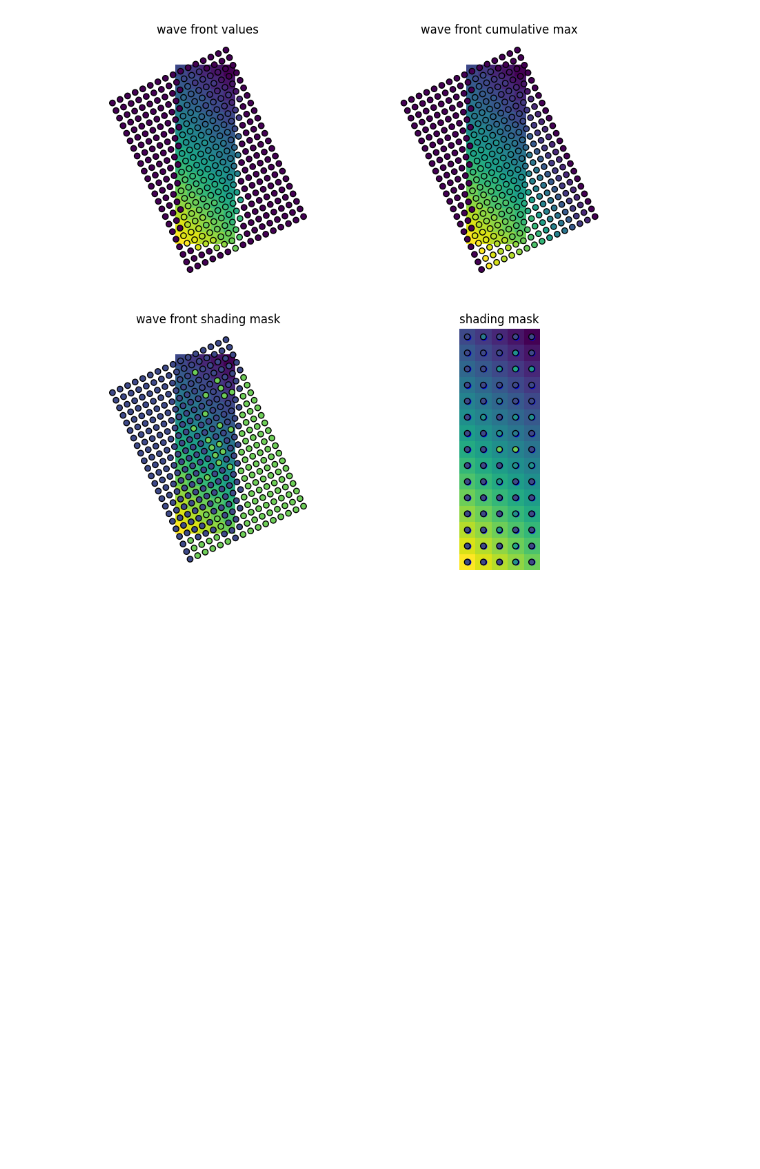
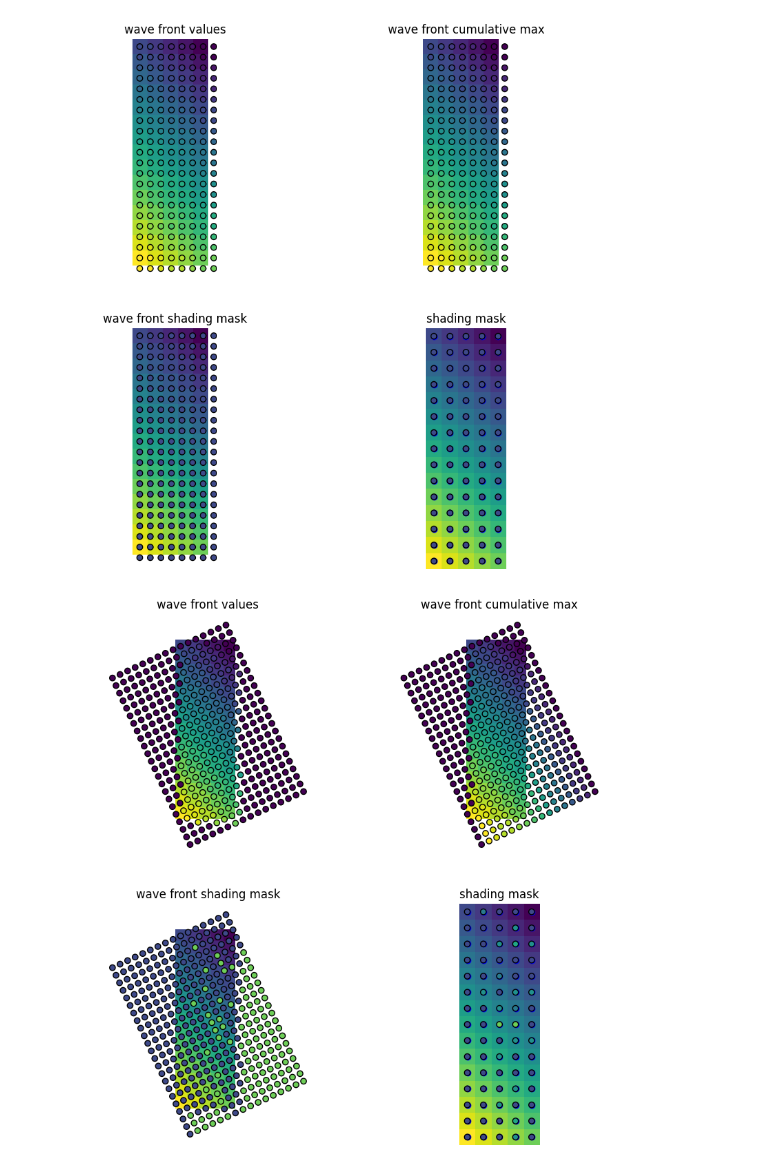
Before and after one commit to dankluskiewicz/insolation_model, a Jupyter notebook: development/wave_front.ipynb, the cells around one changed output. Saved outputs shown, nothing was run; the diff lists cells and outputs as text; code cells hidden in the pictures; blank space fills up the shorter version.

```diff
--- a/development/wave_front.ipynb
+++ b/development/wave_front.ipynb
@@ -56,34 +24,63 @@ shade_mask[*unique_pairs] = mean_mask_on_front
 def plot_indices(I, J, ax, **kwargs):
     return ax.scatter(J + 0.5, -I - 0.5, **kwargs)
 # %%
+dx = 1
+grad_x = -0.1
+grad_y = -0.1
+n_rows = 15
+n_cols = 5
+dem = make_dem_with_gradients(grad_x, grad_y, dx, dx, n_rows, n_cols)
+
 vmin, vmax = dem.arr.min(), dem.arr.max()
 
-Rj, Ri = np.meshgrid(
-    np.linspace(0, n_cols - 1, n_cols), np.linspace(0, n_rows - 1, n_rows)
-)
+for azimuth in [0, 25, 45, 65, 80]:
+    Fi, Fj = _make_wave_front(
+        n_rows, n_cols, azimuth, packet_spacing=0.7, front_spacing=0.7
+    )
 
-fig, axes = plt.subplots(2, 2, figsize=(10, 10))
-axes = axes.flatten()
-for ax in axes:
-    vis.raster(dem, vmin=vmin, vmax=vmax, ax=ax)
-    ax.set_axis_off()
+    Fi_rounded, Fj_rounded, Fvalues, valid_indices_on_front = (
+        _get_array_values_on_front(dem.arr, Fi, Fj)
+    )
+    cummax = np.maximum.accumulate(Fvalues, axis=0)
+    shade_mask_on_front = (Fvalues < cummax).astype(int)
 
-ax = axes[0]
-ax.set_title("wave front values")
-plot_indices(Fi, Fj, ax, c=Fvalues, vmin=vmin, vmax=vmax, edgecolor="k")
+    front_vector_i = Fi_rounded[valid_indices_on_front]
+    front_vector_j = Fj_rounded[valid_indices_on_front]
+    front_vector_mask = shade_mask_on_front[valid_indices_on_front]
 
-ax = axes[1]
-ax.set_title("wave front cumulative max")
-plot_indices(Fi, Fj, ax, c=cummax, vmin=vmin, vmax=vmax, edgecolor="k")
+    unique_pairs, mean_mask_on_front = _mean_over_indices(
+        front_vector_i, front_vector_j, front_vector_mask
+    )
 
-ax = axes[2]
-ax.set_title("wave front shading mask")
-plot_indices(Fi, Fj, ax, c=shade_mask_on_front, vmin=vmin, vmax=vmax, edgecolor="k")
+    shade_mask = np.zeros_like(dem.arr)
+    shade_mask[*unique_pairs] = mean_mask_on_front
+    Rj, Ri = np.meshgrid(
+        np.linspace(0, n_cols - 1, n_cols), np.linspace(0, n_rows - 1, n_rows)
+    )
 
-ax = axes[3]
-ax.set_title("shading mask")
-plot_indices(Ri, Rj, ax, color="blue")
-plot_indices(Ri, Rj, ax, c=shade_mask, vmin=vmin, vmax=vmax, edgecolor="k")
-plt.show()
+    fig, axes = plt.subplots(2, 2, figsize=(10, 10))
+    axes = axes.flatten()
+    for ax in axes:
+        vis.raster(dem, vmin=vmin, vmax=vmax, ax=ax)
+        ax.set_axis_off()
+
+    ax = axes[0]
+    ax.set_title("wave front values")
+    plot_indices(Fi, Fj, ax, c=Fvalues, vmin=vmin, vmax=vmax, edgecolor="k")
+
+    ax = axes[1]
+    ax.set_title("wave front cumulative max")
+    plot_indices(Fi, Fj, ax, c=cummax, vmin=vmin, vmax=vmax, edgecolor="k")
+
+    ax = axes[2]
+    ax.set_title("wave front shading mask")
+    plot_indices(Fi, Fj, ax, c=shade_mask_on_front, vmin=vmin, vmax=vmax, edgecolor="k")
+
+    ax = axes[3]
+    ax.set_title("shading mask")
+    plot_indices(Ri, Rj, ax, color="blue")
+    plot_indices(Ri, Rj, ax, c=shade_mask, vmin=vmin, vmax=vmax, edgecolor="k")
+    plt.show()
 # %% [output]
-[figure, old version]
+[figure, new version]
+[figure, added]
```
Also changed, not shown: parts of 2 cells of this notebook, 2 other files.
